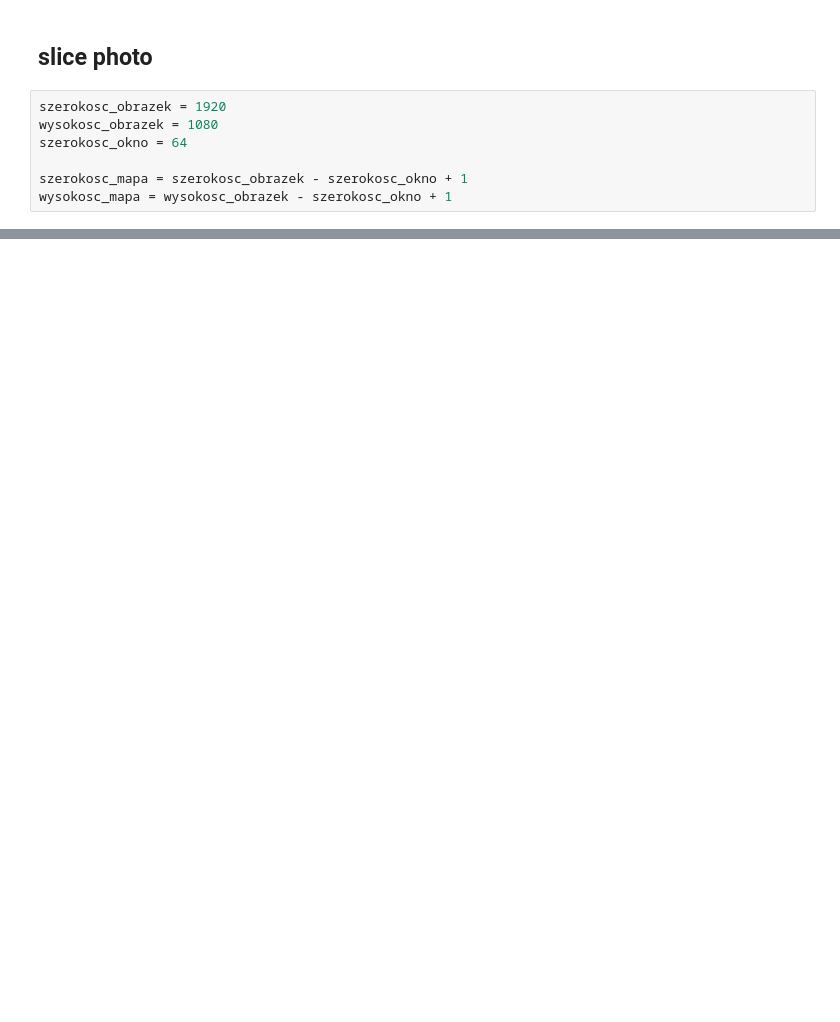
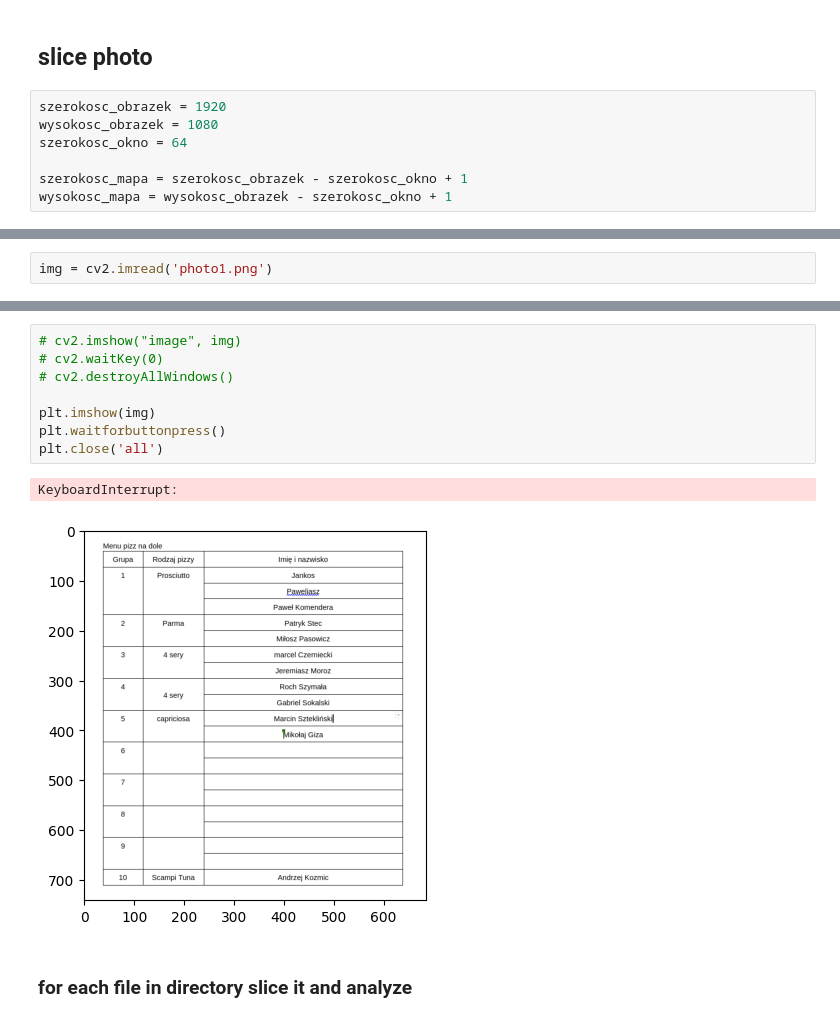
Before and after one commit to gmikx/CatSat, a Jupyter notebook: photos_processing/load_model.ipynb, the cells around one changed output, grey strips where cells are left out. Cells and saved outputs as stored; diff of their text form; blank space fills up the shorter version.

```diff
--- a/photos_processing/load_model.ipynb
+++ b/photos_processing/load_model.ipynb
@@ -41,0 +51,2 @@ wysokosc_mapa = wysokosc_obrazek - szerokosc_okno + 1
+# %%
+img = cv2.imread('photo1.png')
@@ -41,0 +61,13 @@ wysokosc_mapa = wysokosc_obrazek - szerokosc_okno + 1
+# %%
+# cv2.imshow("image", img)
+# cv2.waitKey(0)
+# cv2.destroyAllWindows()
+
+plt.imshow(img)
+plt.waitforbuttonpress()
+plt.close('all')
+# %% [output]
+KeyboardInterrupt:
+[figure, added]
+# %% [markdown]
+### for each file in directory slice it and analyze
```
Also changed, not shown: parts of 12 cells of this notebook, 2 other files.
